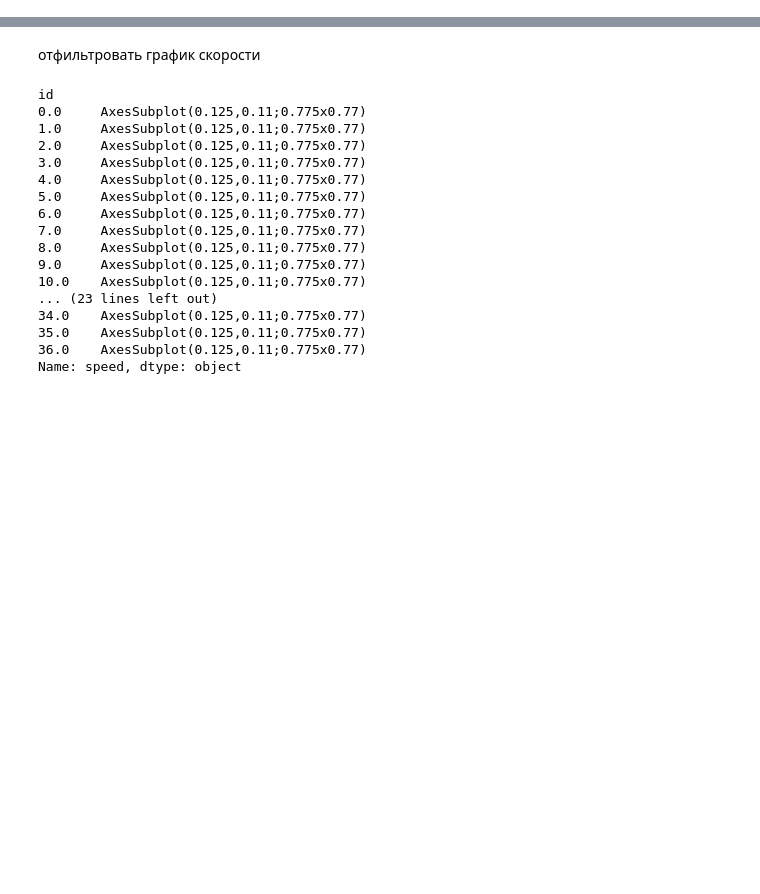
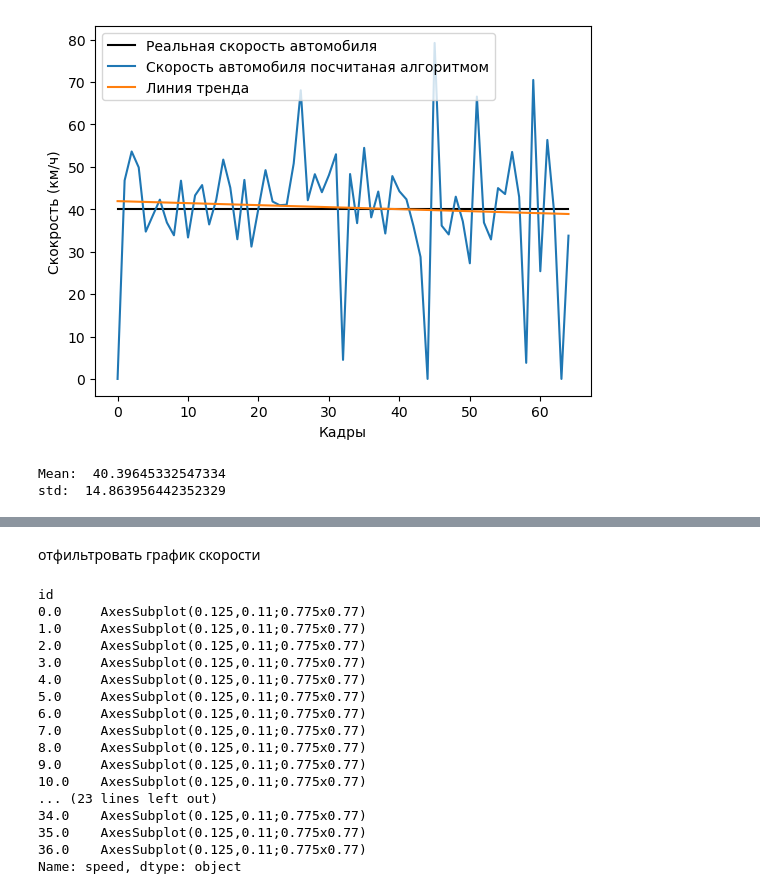
Before and after one commit to NoPainNoGane/yolov5_deepsort, a Jupyter notebook: statistics.ipynb, the cells around one changed output, grey strips where cells are left out. Cells and saved outputs as stored; diff of their text form; code cells hidden in the pictures; blank space fills up the shorter version.

```diff
--- a/statistics.ipynb
+++ b/statistics.ipynb
@@ -3,6 +3,25 @@ import pandas as pd
 import numpy as np
 import matplotlib.pyplot as plt
 df = pd.read_csv('out.csv')
+# %%
+# plt.plot(df[df['id'] == 13]['x'], df[df['id'] == 13]['y'])
+# plt.show()
+speed = np.array(df[df['id'] == 9]['speed'])
+x = np.arange(len(speed))
+trend = np.poly1d(np.polyfit(x, speed, 1))
+plt.plot(x, np.linspace(40, 40, len(x)), 'black')
+plt.plot(x, speed)
+plt.plot(x, trend(x))
+plt.xlabel("Кадры")
+plt.ylabel("Скокрость (км/ч)")
+plt.legend(["Реальная скорость автомобиля","Скорость автомобиля посчитаная алгоритмом", "Линия тренда"])
+plt.show()
+print("Mean: ", np.mean(speed))
+print("std: ", np.std(speed))
+# %% [output]
+[figure, added]
+Mean:  40.39645332547334
+std:  14.863956442352329
 # %%
 # plt.plot(df[df['id'] == 13]['x'], df[df['id'] == 13]['y'])
 # plt.show()
```
Also changed, not shown: parts of 1 cell of this notebook, 3 other files.
